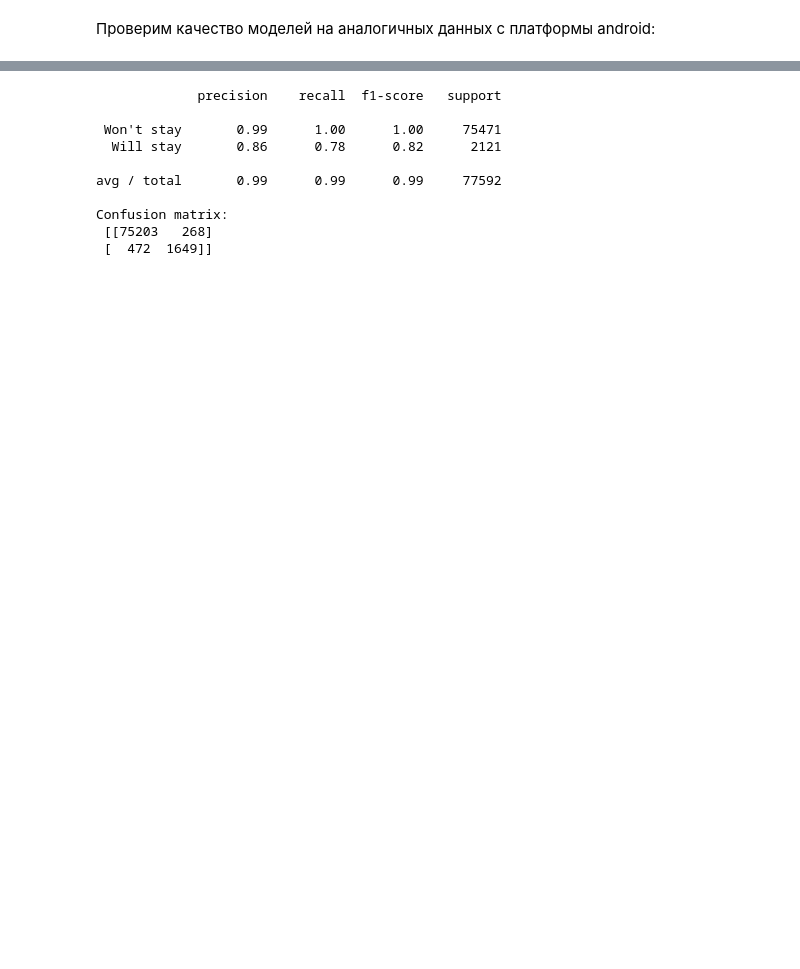
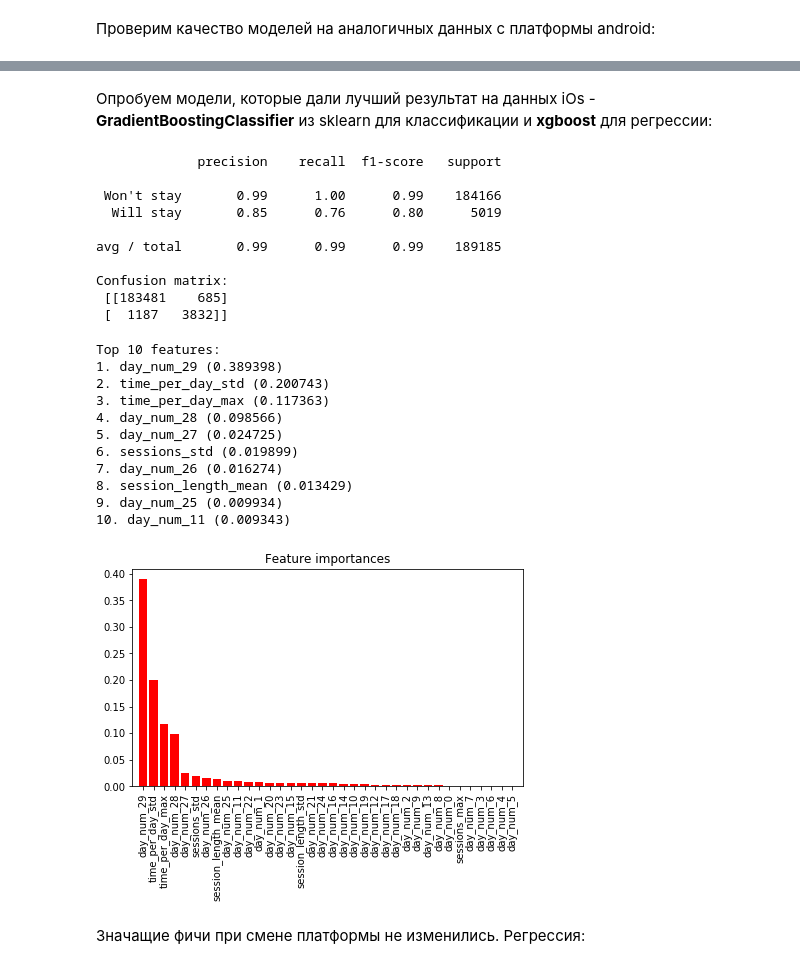
Before and after one commit to iagorshkov/Data_analysis_projects, a Jupyter notebook: Отчет.ipynb, the cells around one changed output, grey strips where cells are left out. Drawn from its saved outputs; the diff is of its cells as text; code cells hidden in the pictures; blank space fills up the shorter version.

```diff
--- a/Отчет.ipynb
+++ b/Отчет.ipynb
@@ -313,32 +341,32 @@ print('Best parameters found by grid search are:', gr.best_params_)
 # %% [output]
 Best parameters found by grid search are: {'max_depth': 3, 'min_child_weight': 3}
 # %%
-param_grid_xgcl_2 = {
+param_grid_xgcl_3 = {
      'gamma':[i/10.0 for i in range(0,5)],
      'learning_rate': [i/10.0 for i in range(1,5)]
 }
-gr = GridSearchCV(XGBClassifier(max_depth=3, min_child_weight=3), param_grid_xgcl_2, scoring='f1_macro')
+gr = GridSearchCV(XGBClassifier(max_depth=3, min_child_weight=3), param_grid_xgcl_3, scoring='f1_macro')
 gr.fit(X_train, y_train)
 print('Best parameters found by grid search are:', gr.best_params_)
 # %% [output]
 Best parameters found by grid search are: {'gamma': 0.2, 'learning_rate': 0.1}
 # %%
-param_grid_xgcl_3 = {
+param_grid_xgcl_4 = {
      'reg_alpha':[0, 1e-5, 1e-2, 0.1, 1, 10, 100]
 }
-gr = GridSearchCV(XGBClassifier(max_depth=3, min_child_weight=3, gamma=0.2, learning_rate=0.1), param_grid_xgcl_3,
+gr = GridSearchCV(XGBClassifier(max_depth=3, min_child_weight=3, gamma=0.2, learning_rate=0.1), param_grid_xgcl_4,
                   scoring='f1_macro')
 gr.fit(X_train, y_train)
 print('Best parameters found by grid search are:', gr.best_params_)
 # %% [output]
 Best parameters found by grid search are: {'reg_alpha': 0.01}
 # %%
-param_grid_xgcl_4 = {
+param_grid_xgcl_5 = {
     'subsample':[i/10.0 for i in range(1,11)],
     'colsample_bytree':[i/10.0 for i in range(1,11)]
 }
 gr = GridSearchCV(XGBClassifier(max_depth=3, min_child_weight=3, gamma=0.2, learning_rate=0.1, reg_alpha=0.01),
-                  param_grid_xgcl_4, scoring='f1_macro')
+                  param_grid_xgcl_5, scoring='f1_macro')
 gr.fit(X_train, y_train)
 print('Best parameters found by grid search are:', gr.best_params_)
 # %% [output]
@@ -631,8 +666,10 @@ classif_df = classif_df.merge(data.groupby(['id', 'actdate'])[['session_length']
 classif_df = classif_df.fillna(0)
 # %%
 x_columns = classif_df.columns[1:31].tolist() + classif_df.columns[33:].tolist()
-X_train = classif_df[classif_df['first_appearance'] < '2017-03-30'][x_columns].values
-y_train = classif_df[classif_df['first_appearance'] < '2017-03-30'][classif_df.columns[32]].values
-X_test = classif_df[classif_df['first_appearance'] >= '2017-03-30'][x_columns].values
-y_test = classif_df[classif_df['first_appearance'] >= '2017-03-30'][classif_df.columns[32]].values
+X_train = classif_df[classif_df['first_appearance'] < '2017-03-12'][x_columns].values
+y_train = classif_df[classif_df['first_appearance'] < '2017-03-12'][classif_df.columns[32]].values
+X_test = classif_df[classif_df['first_appearance'] >= '2017-03-12'][x_columns].values
+y_test = classif_df[classif_df['first_appearance'] >= '2017-03-12'][classif_df.columns[32]].values
+# %% [markdown]
+Опробуем модели, которые дали лучший результат на данных iOs - **GradientBoostingClassifier** из sklearn для классификации и **xgboost** для регрессии:
 # %%
@@ -646,14 +682,43 @@ print('Confusion matrix:\n', confusion_matrix(y_test, pred))
 # %% [output]
              precision    recall  f1-score   support
 
- Won't stay       0.99      1.00      1.00     75471
-  Will stay       0.86      0.78      0.82      2121
+ Won't stay       0.99      1.00      0.99    184166
+  Will stay       0.85      0.76      0.80      5019
 
-avg / total       0.99      0.99      0.99     77592
+avg / total       0.99      0.99      0.99    189185
 
 Confusion matrix:
- [[75203   268]
- [  472  1649]]
+ [[183481    685]
+ [  1187   3832]]
+# %%
+importances = model.feature_importances_
+indices = np.argsort(importances)[::-1]
+print("Top 10 features:")
+for f in range(10):
+    print("%d. %s (%f)" % (f + 1, x_columns[indices[f]], importances[indices[f]]))
+
+plt.figure(figsize=(7,4))
+plt.title("Feature importances")
+plt.bar(range(X_train.shape[1]), importances[indices],
+       color="r", align="center")
+plt.xticks(range(X_train.shape[1]), np.array(x_columns)[indices], rotation=90)
+plt.xlim([-1, X_train.shape[1]])
+plt.show()
+# %% [output]
+Top 10 features:
+1. day_num_29 (0.389398)
+2. time_per_day_std (0.200743)
+3. time_per_day_max (0.117363)
+4. day_num_28 (0.098566)
+5. day_num_27 (0.024725)
+6. sessions_std (0.019899)
+7. day_num_26 (0.016274)
+8. session_length_mean (0.013429)
+9. day_num_25 (0.009934)
+10. day_num_11 (0.009343)
+[figure, added]
+# %% [markdown]
+Значащие фичи при смене платформы не изменились. Регрессия:
 # %%
 regr_data = valid_players[valid_players['will_stay'] == 1].drop(['will_stay'], axis=1)
 # %%
```
Also changed, not shown: parts of 22 cells of this notebook, 1 other file.
